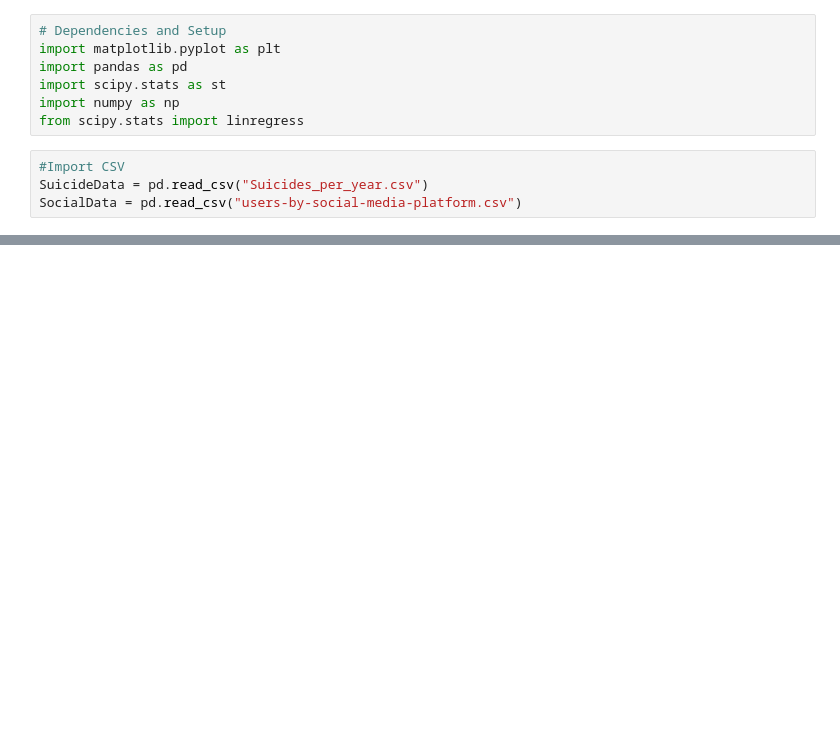
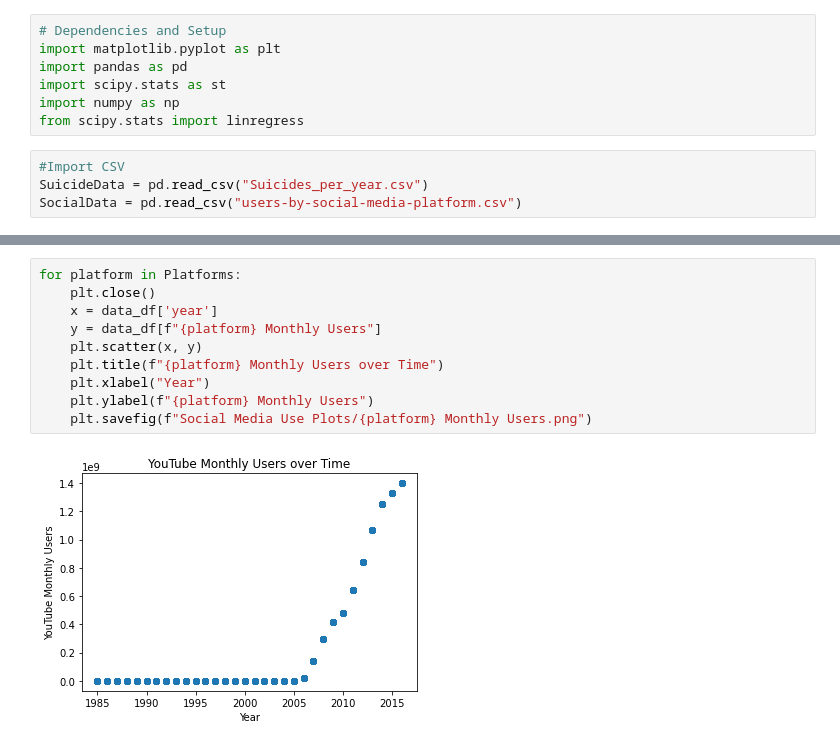
Before and after one commit to ludmilagd/SocialMediaUsageImpact, a Jupyter notebook: SocialMedia&Suicides.ipynb, the cells around one changed output, grey strips where cells are left out. Saved outputs shown, nothing was run; the diff lists cells and outputs as text; blank space fills up the shorter version.

```diff
--- a/SocialMedia&Suicides.ipynb
+++ b/SocialMedia&Suicides.ipynb
@@ -65,0 +117,12 @@ Social_Media
+# %%
+for platform in Platforms:
+    plt.close()
+    x = data_df['year']
+    y = data_df[f"{platform} Monthly Users"]
+    plt.scatter(x, y)
+    plt.title(f"{platform} Monthly Users over Time")
+    plt.xlabel("Year")
+    plt.ylabel(f"{platform} Monthly Users")
+    plt.savefig(f"Social Media Use Plots/{platform} Monthly Users.png")
+# %% [output]
+[figure, added]
```
Also changed, not shown: parts of 9 cells of this notebook, 26 other files.
